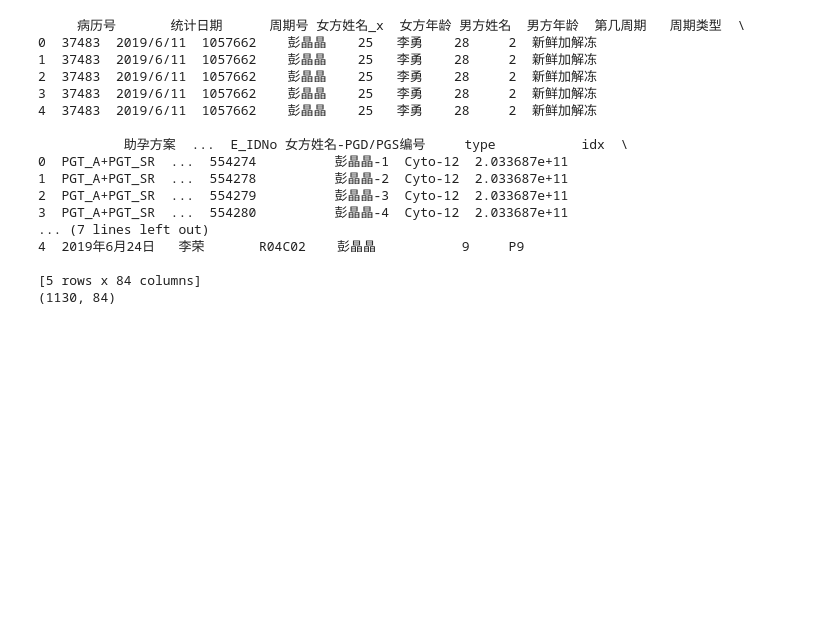
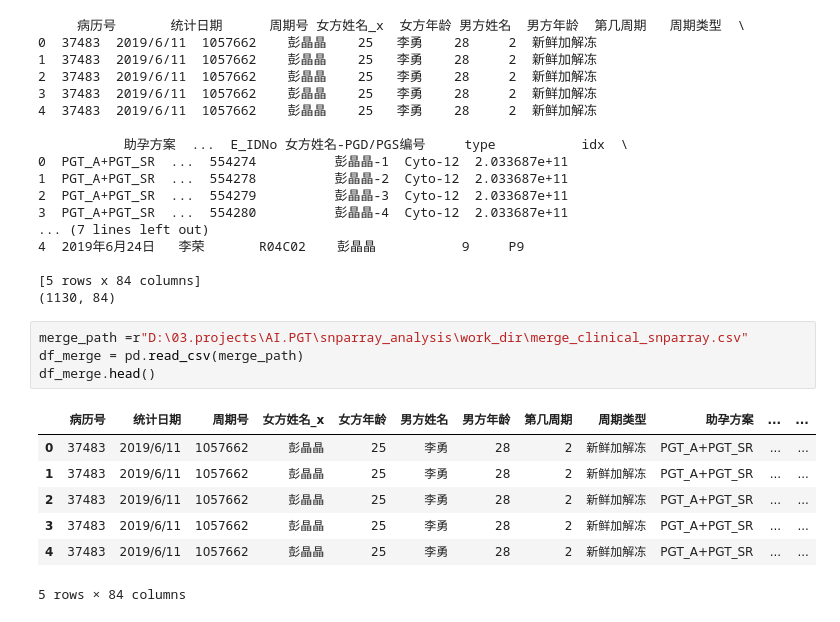
Before and after one commit to kuisu-nus/snparray_analysis, a Jupyter notebook: src/notebook/data_process.ipynb, the cells around one changed output. Saved outputs shown, nothing was run; the diff lists cells and outputs as text; blank space fills up the shorter version.

```diff
--- a/src/notebook/data_process.ipynb
+++ b/src/notebook/data_process.ipynb
@@ -436,3 +436,15 @@ print(merged_inner.shape)
 
 [5 rows x 84 columns]
 (1130, 84)
+# %%
+merge_path =r"D:\03.projects\AI.PGT\snparray_analysis\work_dir\merge_clinical_snparray.csv"
+df_merge = pd.read_csv(merge_path)
+df_merge.head()
+# %% [output]
+|  | 病历号 | 统计日期 | 周期号 | 女方姓名_x | 女方年龄 | 男方姓名 | 男方年龄 | 第几周期 | 周期类型 | 助孕方案 | ... | ... |
+| 0 | 37483 | 2019/6/11 | 1057662 | 彭晶晶 | 25 | 李勇 | 28 | 2 | 新鲜加解冻 | PGT_A+PGT_SR | ... | ... |
+| 1 | 37483 | 2019/6/11 | 1057662 | 彭晶晶 | 25 | 李勇 | 28 | 2 | 新鲜加解冻 | PGT_A+PGT_SR | ... | ... |
+| 2 | 37483 | 2019/6/11 | 1057662 | 彭晶晶 | 25 | 李勇 | 28 | 2 | 新鲜加解冻 | PGT_A+PGT_SR | ... | ... |
+| 3 | 37483 | 2019/6/11 | 1057662 | 彭晶晶 | 25 | 李勇 | 28 | 2 | 新鲜加解冻 | PGT_A+PGT_SR | ... | ... |
+| 4 | 37483 | 2019/6/11 | 1057662 | 彭晶晶 | 25 | 李勇 | 28 | 2 | 新鲜加解冻 | PGT_A+PGT_SR | ... | ... |
+5 rows × 84 columns
```
Also changed, not shown: 7 other files.
